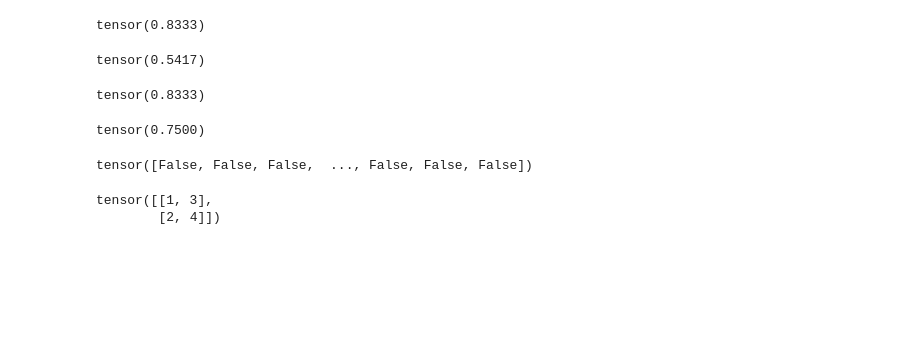
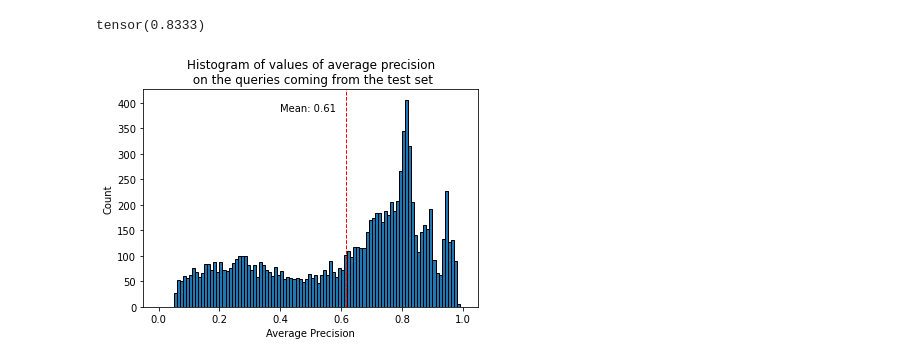
Before and after one commit to danilodjor/image-retrieval-using-transformers, a Jupyter notebook: query_test.ipynb, the cells around one changed output. Saved outputs shown, nothing was run; the diff lists cells and outputs as text; code cells hidden in the pictures; blank space fills up the shorter version.

Commit message:
calculated mAP for the ViT retrieval on MNIST

```diff
--- a/query_test.ipynb
+++ b/query_test.ipynb
@@ -180,42 +194,18 @@ retrieval_average_precision(preds, target)
 # %% [output]
 tensor(0.8333)
-# %%
-# How the total retrieval MAP works is by building the RetrievalMAP object and calling it upon three arguments: the predictions, targets and indexes.
-# All of these input tensors can be of shape (N, ) where N is the number of queries that are tested. They can also be flat vectors.
-# Indexes hold for each element the number of the query that is tested. This is because the function will flatten all input tensors, so with
-# indexes we know which entry belongs to which query, when sorted. It computes the AP for each query and then just averages them.
-#   It can be used instead of retrieval_average_precision from torchmetrics.functional, if the input is just a single query.
-
-indexes = torch.tensor([[0, 0, 0, 0], [1, 1, 1, 1]])
-preds = torch.tensor([[0.1, 0.2, 0.5, 0.3], [0.1, 0.3, 0.5, 0.2]])
-target = torch.tensor([[False, False, False, True], [False, True, False, True]])
-rmap = RetrievalMAP()
-rmap(preds, target, indexes=indexes)
-# %% [output]
-tensor(0.5417)
-# %%
-preds = torch.tensor([0.3, 0.1, 0.6])
-target = torch.tensor([False, True, True])
-indexes = torch.tensor([0,0,1])
-retrieval_average_precision(preds, target)
-# %% [output]
-tensor(0.8333)
-# %%
-rmap(preds, target, indexes)
-# %% [output]
-tensor(0.7500)
-# %%
-sorted_relevant_docs
-# %% [output]
-tensor([False, False, False,  ..., False, False, False])
 # %%
-# Add the precision/accuracy measure to the retrieval process
-for i in range(len(database_test_df)):
-    query_img = database_test_df.iloc[i]['image']
+# Calculate the average precision for each query in the test set
+ap_test_set = torch.zeros(num_images_test)
+
+for i in range(num_images_test):
+    query_img = database_test_df.iloc[i]['image']#.unflatten(0, unflatten_shape)
     query_ftrs = database_test_df.iloc[i]['feature']
     query_label = database_test_df.iloc[i]['label']
+
+    database_labels = torch.tensor(database_train_df['label'])
+    target = torch.where(database_labels == query_label, True, False)
+
+    # Multiply the database matrix and the query feature vector
+    preds = database_matrix @ query_ftrs
+
+    ap_test_set[i] = retrieval_average_precision(preds, target)
-# %%
-torch.column_stack([torch.tensor([1,2]), torch.tensor([3,4])])
-# %% [output]
-tensor([[1, 3],
-        [2, 4]])
@@ -221,0 +215,13 @@ tensor([[1, 3],
+# %%
+# Plot the histogram of average precisions:
+reuslt = plt.hist(ap_test_set.numpy(), bins=100, range=(0,1), edgecolor='k')
+plt.xlabel('Average Precision')
+plt.ylabel('Count')
+plt.title('Histogram of values of average precision\n on the queries coming from the test set')
+plt.axvline(ap_test_set.mean(), color='r', linestyle='dashed', linewidth=1)
+
+min_ylim, max_ylim = plt.ylim()
+plt.text(ap_test_set.mean()*0.65, max_ylim*0.9, 'Mean: {:.2f}'.format(ap_test_set.mean()))
+plt.savefig(model_folder+'histogram_of_precisions.png', dpi=300)
+# %% [output]
+[figure, added]
```
Also changed, not shown: parts of 8 cells of this notebook.
